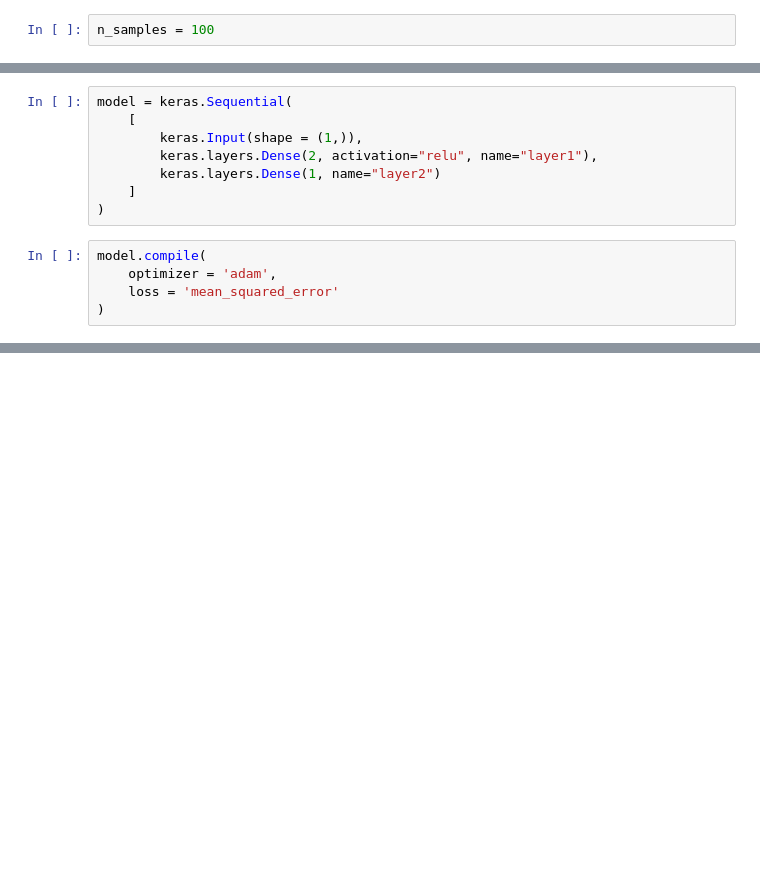
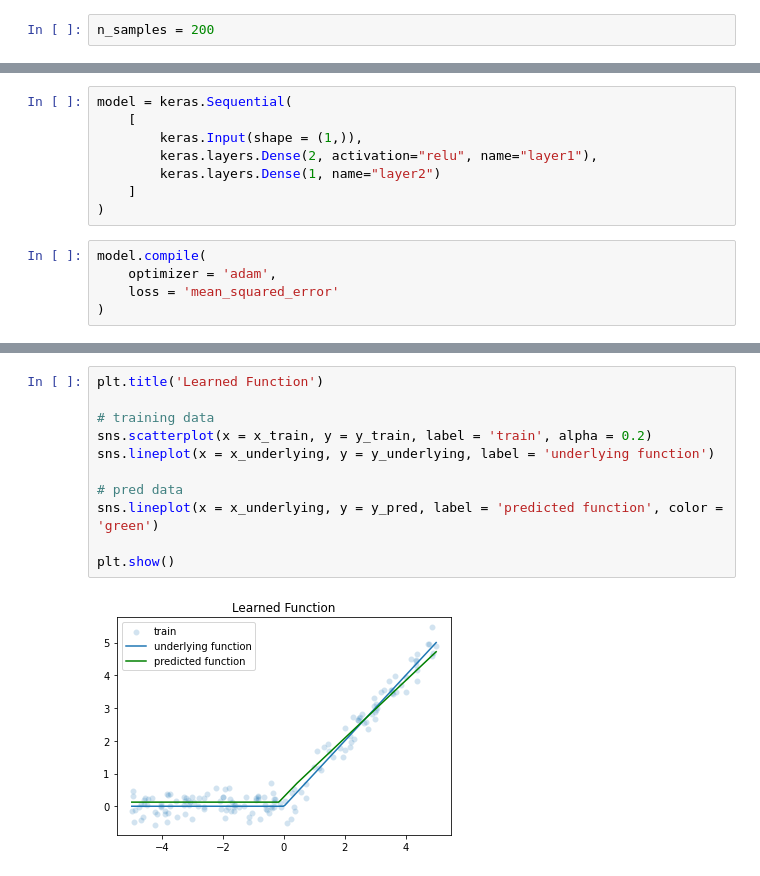
Before and after one commit to joearedmond/dist-shift, a Jupyter notebook: concept/concept.ipynb, the cells around one changed output, grey strips where cells are left out. Saved outputs shown, nothing was run; the diff lists cells and outputs as text; blank space fills up the shorter version.

```diff
--- a/concept/concept.ipynb
+++ b/concept/concept.ipynb
@@ -10,5 +12,5 @@ from tensorflow import keras # hmm
 # %%
-n_samples = 100
+n_samples = 200
 # %%
 # how the training/dev/test data is distributed
 def y_gen(x):
@@ -99,0 +73,13 @@ model.evaluate(x = x_prod, y = y_prod) # prod MSE
+# %%
+plt.title('Learned Function')
+
+# training data
+sns.scatterplot(x = x_train, y = y_train, label = 'train', alpha = 0.2)
+sns.lineplot(x = x_underlying, y = y_underlying, label = 'underlying function')
+
+# pred data
+sns.lineplot(x = x_underlying, y = y_pred, label = 'predicted function', color = 'green')
+
+plt.show()
+# %% [output]
+[figure, added]
```
Also changed, not shown: parts of 21 cells of this notebook.
